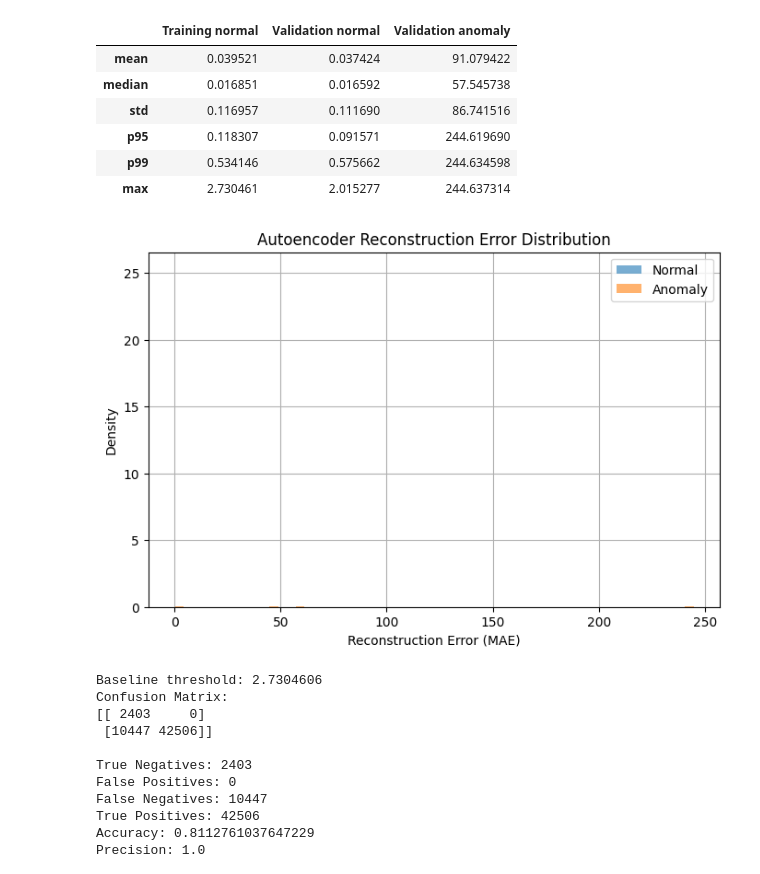
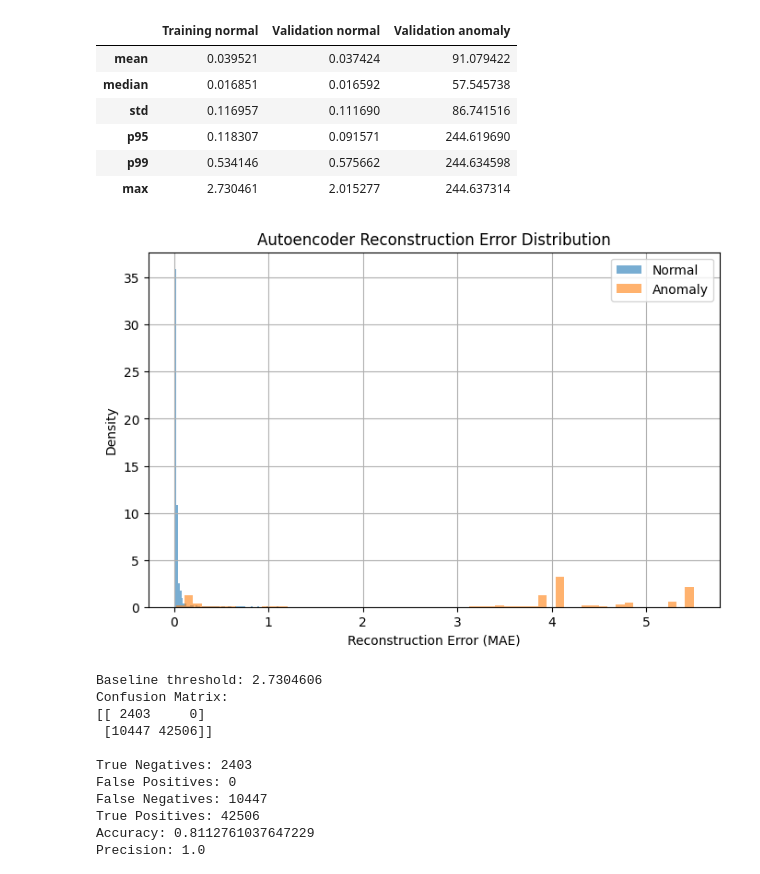
Before and after one commit to pinguinoadelia/RT-IoT2022-Anomaly-Detection, a Jupyter notebook: notebooks/05_autoencoder.ipynb, the cells around one changed output. Cells and saved outputs as stored; diff of their text form; code cells hidden in the pictures.

```diff
--- a/notebooks/05_autoencoder.ipynb
+++ b/notebooks/05_autoencoder.ipynb
@@ -419,35 +390,35 @@ error_summary
 # %%
 plt.figure(figsize=(8,5))
 
 plt.hist(
-    val_normal_errors,
+    np.log1p(val_normal_errors),
     bins = 60,
     density = True,
     alpha = 0.6,
     label = "Normal"
 )
 
 plt.hist(
-    val_anomaly_errors,
+    np.log1p(val_anomaly_errors),
     bins = 60,
     density = True,
     alpha = 0.6,
     label = "Anomaly"
 )
 
 plt.xlabel("Reconstruction Error (MAE)")
 plt.ylabel("Density")
 
 plt.title(
     "Autoencoder Reconstruction Error Distribution"
 )
 
 plt.legend()
 plt.grid()
 
 plt.show()
 # %% [output]
-[figure, old version]
+[figure, new version]
 # %%
 baseline_threshold = np.max(
     train_errors
```
Also changed, not shown: parts of 21 cells of this notebook.
